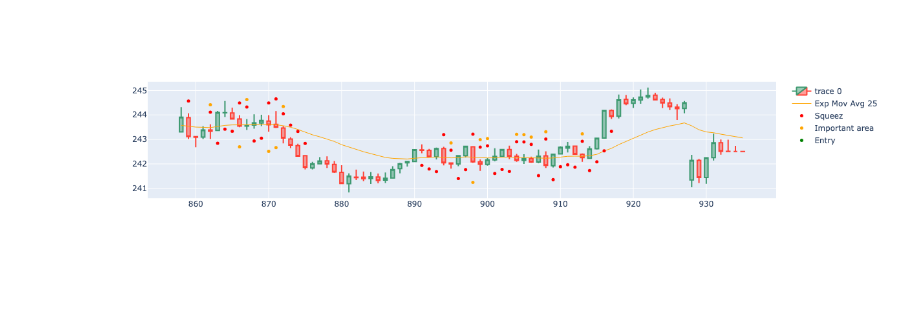
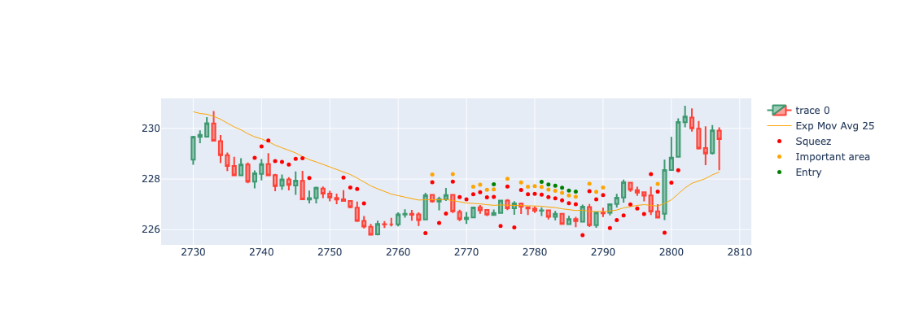
Before and after one commit to gastoncs/jupyter-docker, a Jupyter notebook: app/src/practice/squeez/testBolingerBands-v2.ipynb, the cells around one changed output. Cells and saved outputs as stored; diff of their text form; code cells hidden in the pictures; blank space fills up the shorter version.

```diff
--- a/app/src/practice/squeez/testBolingerBands-v2.ipynb
+++ b/app/src/practice/squeez/testBolingerBands-v2.ipynb
@@ -5,15 +5,17 @@ import pandas_ta as ta
 from pandas_ta.volatility import kc
 
 df = pd.read_csv("../data/MSFT.USUSD_Candlestick_5_M_BID_01.09.2022-21.09.2024.csv")
+df=df[0:5000]
 df=df[df['Volume']!=0]
 df["Gmt time"]=df["Gmt time"].str.replace(".000","")
 df['Gmt time']=pd.to_datetime(df['Gmt time'],format='%d.%m.%Y %H:%M:%S')
+
 df['ema25'] = df['Close'].ewm(span=25, adjust=False).mean()
+df["atr"] = ta.atr(high=df.High, low=df.Low, close=df.Close)
+df["atr"] = df.atr.rolling(window=30).mean()
 
 df.reset_index(drop=True, inplace=True)
 df=df[df.High!=df.Low]
-
-df=df[0:2000]
 
 # Bolinger Bands
 df.ta.bbands(append=True, length=20, std=2)
@@ -143,40 +145,57 @@ import plotly.graph_objects as go
 468:546   *
 546:624   *
 624:702   *
 702:780   *
 780:858   *
 858:936   x
 936:1014  x
 1014:1092 x
 1092:1170 *
 1170:1248 ?
 1248:1326 x
 1326:1404 *
 1404:1482 x
 1482:1560 *
 1560:1638 x
 1638:1716 ?
 1716:1794 x
 1794:1872 *
 1872:1950 *
 1950:2028 x
+2028:2106 *
+2106:2184 x
+2184:2262 x
+2262:2340 ?
+2340:2418 *
+2418:2496 *
+2496:2574 x
+2574:2652 x
+2652:2730 x
+2730:2808 *
 '''
-dfpl = df[858:936]
+dfpl = df[2730:2808]
 
-fig = go.Figure(data=[
-                    go.Candlestick(x=dfpl.index,
-                                    open=dfpl['Open'],
-                                    high=dfpl['High'],
-                                    low=dfpl['Low'],
-                                    close=dfpl['Close']),
-                    go.Scatter(x=dfpl.index, y=dfpl['ema25'], line=dict(color='orange', width=1), name="Exp Mov Avg 25")
-                ])
+fig = go.Figure(
+    data=[
+        go.Candlestick(
+            x=dfpl.index,
+            open=dfpl['Open'],
+            high=dfpl['High'],
+            low=dfpl['Low'],
+            close=dfpl['Close']),
+        go.Scatter(
+            x=dfpl.index,
+            y=dfpl['ema25'],
+            line=dict(color='orange', width=1),
+            name="Exp Mov Avg 25")
+    ]
+)
 
 fig.add_scatter(x=dfpl.index, y=dfpl['squezzeArea'], mode="markers", marker=dict(size=5, color="red"), name="Squeez")
 fig.add_scatter(x=dfpl.index, y=dfpl['squeezeCloseToEmaArea'], mode="markers", marker=dict(size=5, color="orange"), name="Important area")
 fig.add_scatter(x=dfpl.index, y=dfpl['posibleBreakArea'], mode="markers", marker=dict(size=5, color="green"), name="Entry")
 
 fig.update_layout(xaxis_rangeslider_visible=False)
 fig.show()
 # %% [output]
-[figure, old version]
+[figure, new version]
```
Also changed, not shown: 17 other files.
